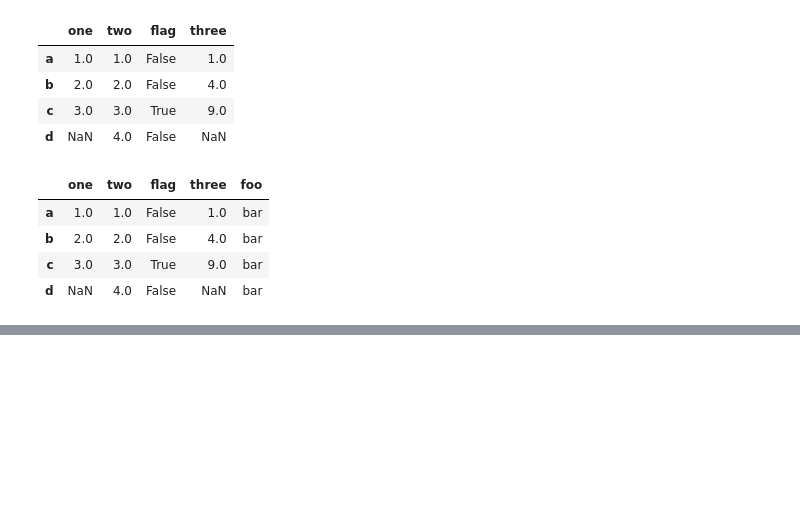
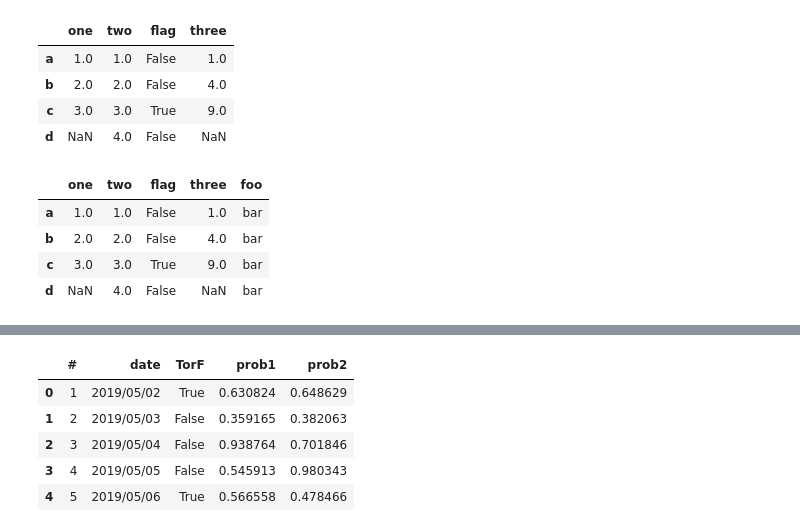
Before and after one commit to ktmrmshk/notebook, a Jupyter notebook: pandas.ipynb, the cells around one changed output, grey strips where cells are left out. Drawn from its saved outputs; the diff is of its cells as text; code cells hidden in the pictures; blank space fills up the shorter version.

```diff
--- a/pandas.ipynb
+++ b/pandas.ipynb
@@ -111,0 +137,9 @@ df
+# %%
+c.head()
+# %% [output]
+|  | # | date | TorF | prob1 | prob2 |
+| 0 | 1 | 2019/05/02 | True | 0.630824 | 0.648629 |
+| 1 | 2 | 2019/05/03 | False | 0.359165 | 0.382063 |
+| 2 | 3 | 2019/05/04 | False | 0.938764 | 0.701846 |
+| 3 | 4 | 2019/05/05 | False | 0.545913 | 0.980343 |
+| 4 | 5 | 2019/05/06 | True | 0.566558 | 0.478466 |
```
Also changed, not shown: parts of 6 cells of this notebook, 1 other file.
